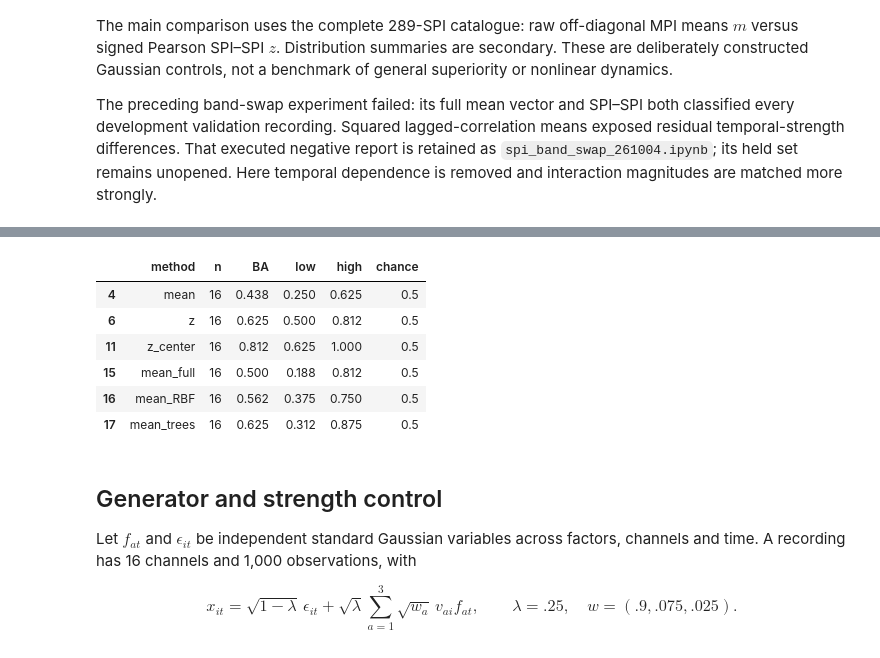
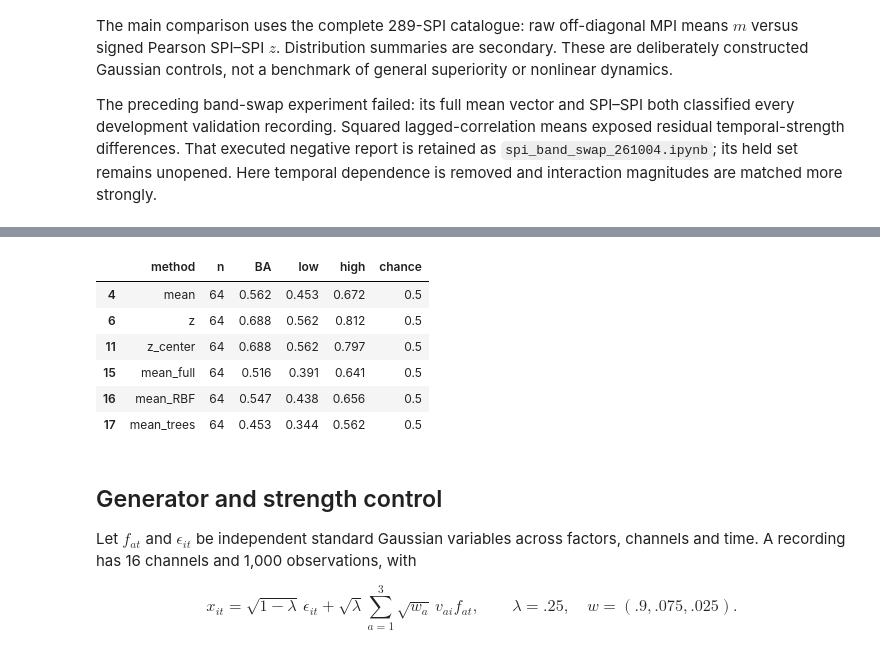
Before and after one commit to willedibam/mts-spi-study-cluster, a Jupyter notebook: notebooks/embeddings/spi_factor_parity_261004.ipynb, the cells around one changed output, grey strips where cells are left out. Drawn from its saved outputs; the diff is of its cells as text; code cells hidden in the pictures.

```diff
--- a/notebooks/embeddings/spi_factor_parity_261004.ipynb
+++ b/notebooks/embeddings/spi_factor_parity_261004.ipynb
@@ -9,30 +9,30 @@ The preceding band-swap experiment failed: its full mean vector and SPI–SPI bo
 # %%
 from pathlib import Path
 import sys,json
 ROOT=Path.cwd().resolve()
 while not (ROOT/'pyproject.toml').exists() and ROOT!=ROOT.parent:ROOT=ROOT.parent
 if str(ROOT) not in sys.path:sys.path.insert(0,str(ROOT))
 import numpy as np
 import pandas as pd
 %matplotlib inline
 import matplotlib.pyplot as plt
 from IPython.display import display
 from scripts.build_factor_parity import covariance,CLASSES
 from scripts.plot_band_swap import plot
-RUN='factor-parity-dominant-261004';STAGE='development'
+RUN='factor-parity-dominant-261004';STAGE='final'
 OUT=ROOT/'results/representation'/RUN
 RESULT=OUT/STAGE
 metrics=pd.read_csv(RESULT/'metrics.csv')
 analysis=json.loads((RESULT/'analysis.json').read_text())
 display(metrics[metrics.method.isin(['mean','mean_full','mean_RBF','mean_trees','z_center','z'])].round(3))
 # %% [output]
 |  | method | n | BA | low | high | chance |
-| 4 | mean | 16 | 0.438 | 0.250 | 0.625 | 0.5 |
-| 6 | z | 16 | 0.625 | 0.500 | 0.812 | 0.5 |
-| 11 | z_center | 16 | 0.812 | 0.625 | 1.000 | 0.5 |
-| 15 | mean_full | 16 | 0.500 | 0.188 | 0.812 | 0.5 |
-| 16 | mean_RBF | 16 | 0.562 | 0.375 | 0.750 | 0.5 |
-| 17 | mean_trees | 16 | 0.625 | 0.312 | 0.875 | 0.5 |
+| 4 | mean | 64 | 0.562 | 0.453 | 0.672 | 0.5 |
+| 6 | z | 64 | 0.688 | 0.562 | 0.812 | 0.5 |
+| 11 | z_center | 64 | 0.688 | 0.562 | 0.797 | 0.5 |
+| 15 | mean_full | 64 | 0.516 | 0.391 | 0.641 | 0.5 |
+| 16 | mean_RBF | 64 | 0.547 | 0.438 | 0.656 | 0.5 |
+| 17 | mean_trees | 64 | 0.453 | 0.344 | 0.562 | 0.5 |
 # %% [markdown]
 ## Generator and strength control
 
```
Also changed, not shown: parts of 5 cells of this notebook, 7 other files.
